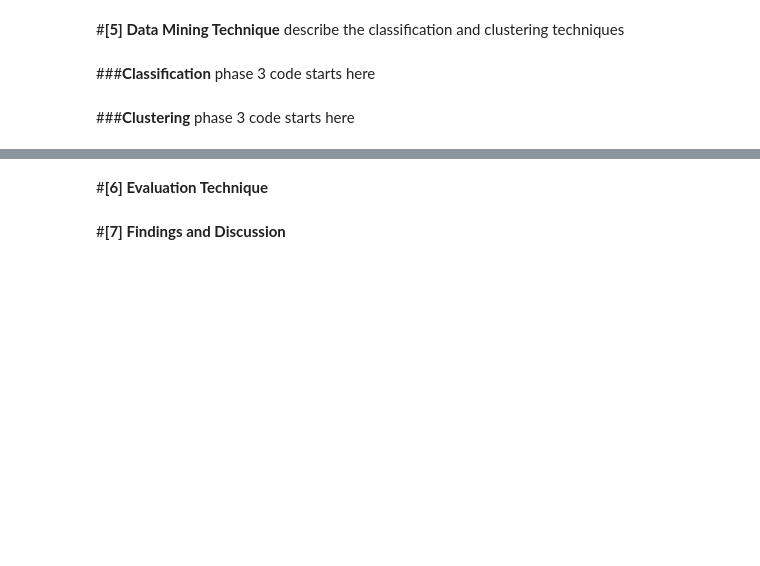
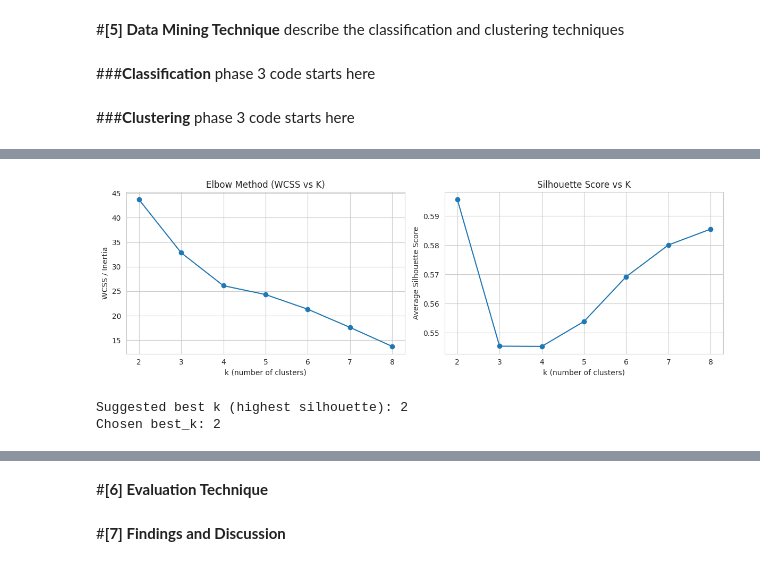
Before and after one commit to Falhebshi/Data-Mining, a Jupyter notebook: Phase3.ipynb, the cells around one changed output, grey strips where cells are left out. Cells and saved outputs as stored; diff of their text form; code cells hidden in the pictures; blank space fills up the shorter version.

```diff
--- a/Phase3.ipynb
+++ b/Phase3.ipynb
@@ -549,0 +706,24 @@ print(kmeans_result.labels_)
+# %%
+from sklearn.cluster import KMeans
+from sklearn.metrics import silhouette_score
+import pandas as pd
+import matplotlib.pyplot as plt
+
+k_values = range(2, 9)   # K = 2,3,4,5,6,7,8
+inertias = []
+silhouette_scores = []
+
+for k in k_values:
+    kmeans = KMeans(n_clusters=k, random_state=42, n_init='auto')
+    labels = kmeans.fit_predict(X)
+
+    inertias.append(kmeans.inertia_)
+    silhouette_scores.append(silhouette_score(X, labels))
+
+results_df = pd.DataFrame({
+    'k': list(k_values),
+    'WCSS_inertia': inertias,
+    'Silhouette_score': silhouette_scores
+})
+
+results_df
@@ -549,0 +739,31 @@ print(kmeans_result.labels_)
+# %%
+plt.figure(figsize=(12,4))
+
+# Elbow Plot
+plt.subplot(1, 2, 1)
+plt.plot(list(k_values), inertias, marker='o')
+plt.title('Elbow Method (WCSS vs K)')
+plt.xlabel('k (number of clusters)')
+plt.ylabel('WCSS / Inertia')
+
+# Silhouette Plot
+plt.subplot(1, 2, 2)
+plt.plot(list(k_values), silhouette_scores, marker='o')
+plt.title('Silhouette Score vs K')
+plt.xlabel('k (number of clusters)')
+plt.ylabel('Average Silhouette Score')
+
+plt.tight_layout()
+plt.show()
+# %% [output]
+[figure, added]
+# %%
+best_k_auto = results_df.loc[results_df['Silhouette_score'].idxmax(), 'k']
+print("Suggested best k (highest silhouette):", best_k_auto)
+
+# You can override based on Elbow shape if needed
+best_k = int(best_k_auto)
+print("Chosen best_k:", best_k)
+# %% [output]
+Suggested best k (highest silhouette): 2
+Chosen best_k: 2
```
Also changed, not shown: parts of 13 cells of this notebook.
